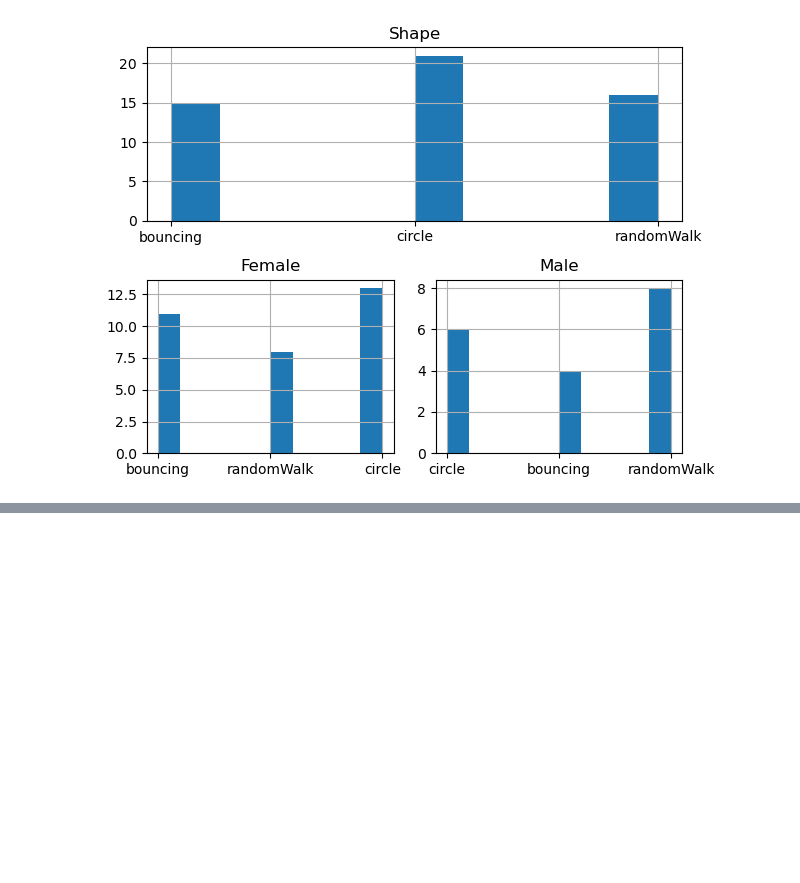
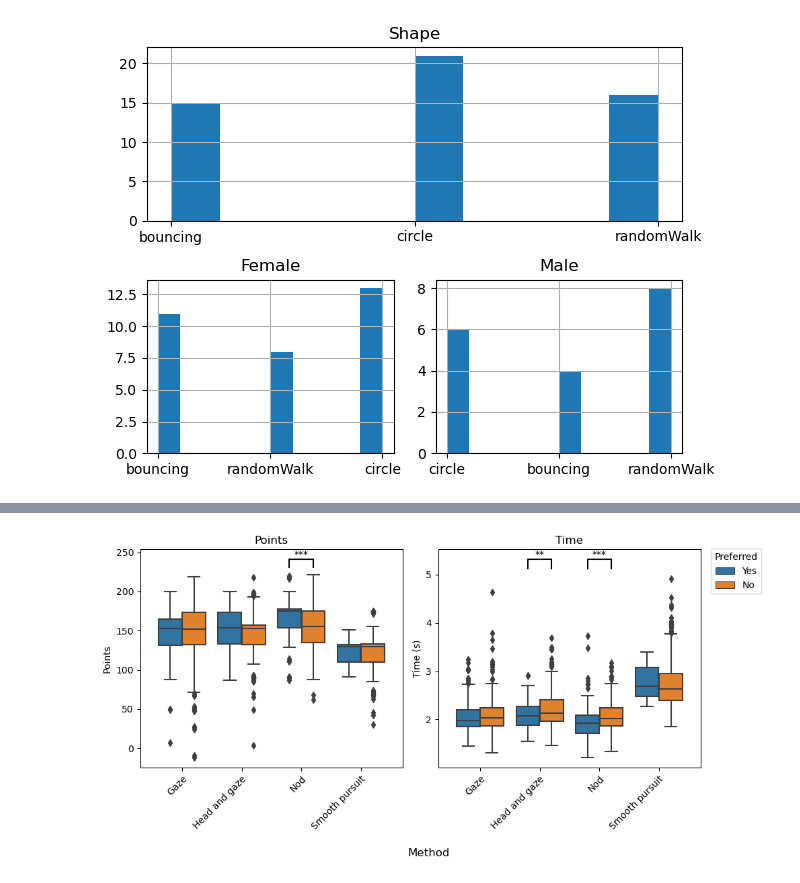
Before and after one commit to Arueris/GazeBasedSelection, a Jupyter notebook: InspectAll.ipynb, the cells around one changed output, grey strips where cells are left out. Cells and saved outputs as stored; diff of their text form; code cells hidden in the pictures; blank space fills up the shorter version.

```diff
--- a/InspectAll.ipynb
+++ b/InspectAll.ipynb
@@ -1230,0 +1338,89 @@ for cond in Recording.conditions:
+# %%
+# pref method vs not pref
+import pandas as pd
+import numpy as np
+from scipy import stats
+
+features = ["Points", "Time", "Incorrects"]
+
+# results = {x: {"Preferred": {x: list() for x in features},
+#                "Not preferred": {x: list() for x in features}}
+#                for x in Recording.conditions}
+
+rename_dict = {
+    'gaze': 'Gaze',
+    'headAndGaze': 'Head and gaze',
+    'nod': 'Nod',
+    'smoothPursuit': 'Smooth pursuit'
+}
+
+results = list()
+
+for rec in recs:
+    for cond in Recording.conditions:
+        final_rounds = rec.get_final_rounds(cond)
+        summary_rounds = rec.summarize_rounds(cond)
+        # pref = "Preferred" if rename_dict[cond] == rec.pref_method else "Not preferred"
+        # results[cond][pref]["Points"] += final_rounds["Points"].to_list()
+        # results[cond][pref]["Incorrects"] += final_rounds["IncorrectDestroyed"].to_list()
+        # timeOnTask = list()
+        # for k in summary_rounds:
+        #     timeOnTask += summary_rounds[k]["TimeOnTask"]
+        # results[cond][pref]["Time"] += timeOnTask
+        for _, row in final_rounds.iterrows():
+            round = row["Round"]
+            mean_time = summary_rounds[round]["MeanTimeOnTask"]
+            if mean_time > 5:
+                continue
+            results.append({
+                "Preferred method": "Yes" if rec.pref_method == rename_dict[cond] else "No",
+                "Method": rename_dict[cond],
+                "Points": row["Points"],
+                "Time": mean_time,
+                "Incorrects": row["IncorrectDestroyed"]
+            })
+
+res = pd.DataFrame(results)
+fig, axs = plt.subplots(1, 2, figsize=(10, 5))
+h = {
+    "Points": 10,
+    "Time": 0.2,
+    "Incorrects": 0.4
+}
+x_value = {"gaze": 0, "headAndGaze": 1, "nod": 2, "smoothPursuit": 3}
+for i, f in enumerate(["Points", "Time"]):
+    max_value = res[f].max()
+    sns.boxplot(x="Method", y=f, hue="Preferred method", data=res, ax=axs[i])
+    # handles, labels = axs[i].get_legend_handles_labels()
+    if f == "Time":
+        axs[i].legend(loc='right', bbox_to_anchor=(1.25, 0.9), title="Preferred")
+        axs[i].set_ylabel("Time (s)")
+    else:
+        axs[i].get_legend().remove()
+    axs[i].set_title(f)
+    # axs[i].tick_params(axis='x', labelrotation=45, horizontalalignment="right")
+    plt.setp(axs[i].get_xticklabels(), rotation=45, ha="right", rotation_mode="anchor")
+    axs[i].set_xlabel("")
+    for m in Recording.conditions:
+        values_pref = res.loc[(res["Preferred method"]=="Yes") & (res["Method"]==rename_dict[m]), f].to_numpy()
+        values_noPref = res.loc[(res["Preferred method"]=="No") & (res["Method"]==rename_dict[m]), f].to_numpy()
+        test_stat, p = stats.mannwhitneyu(values_pref, values_noPref)
+        text = "NS"
+        if p < 0.001: text='***'
+        elif p < 0.01: text = '**'
+        elif p < 0.05: text = '*'
+        else: continue
+        x = x_value[m]
+        x1 = x - 0.2
+        x2 = x + 0.2
+        y1 = max_value + h[f]
+        y2 = max_value + 2*h[f]
+        axs[i].plot([x1, x1, x2, x2], [y1, y2, y2, y1], lw=1.5, c='k')
+        axs[i].text((x1 + x2) * 0.5, y2, text, ha='center', va='bottom', color='k')
+# fig.legend(handles, labels, title="Preferred method", loc=(0.94, 0.82))
+fig.supxlabel("Method")
+fig.tight_layout()
+plt.savefig("Pictures/PreferredYesVSNo.png")
+plt.show()
+# %% [output]
+[figure, added]
```
Also changed, not shown: parts of 14 cells of this notebook, 5 other files.
